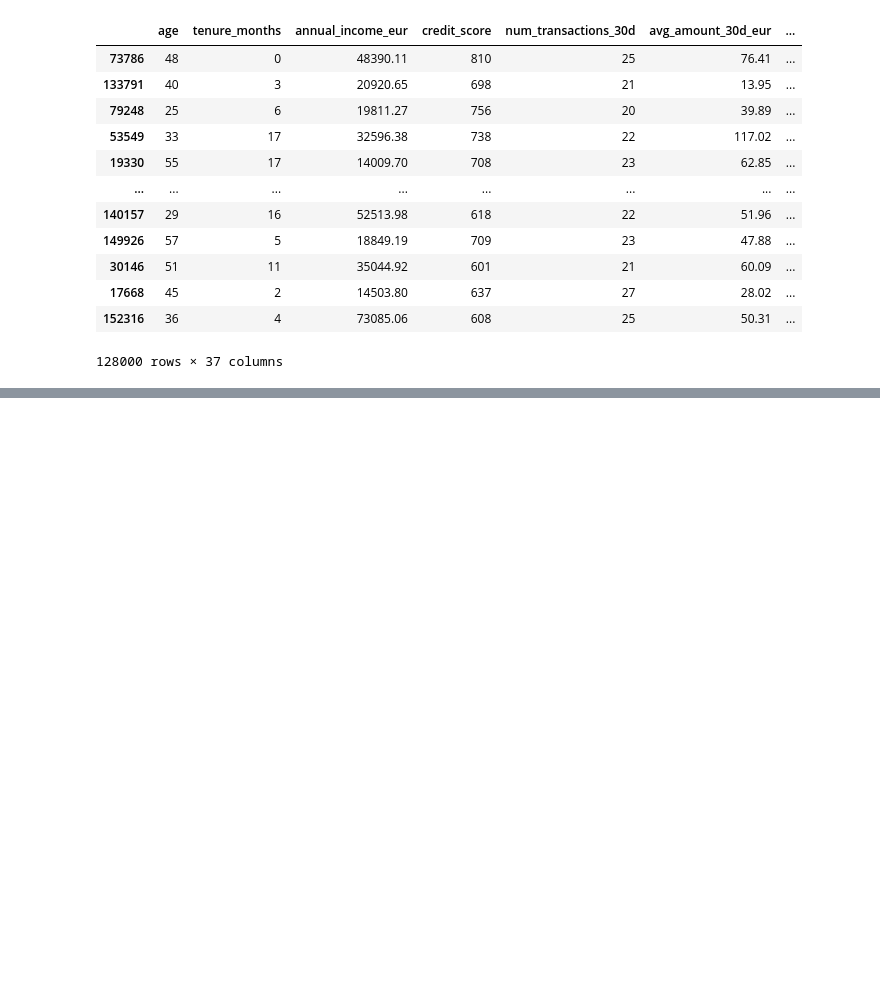
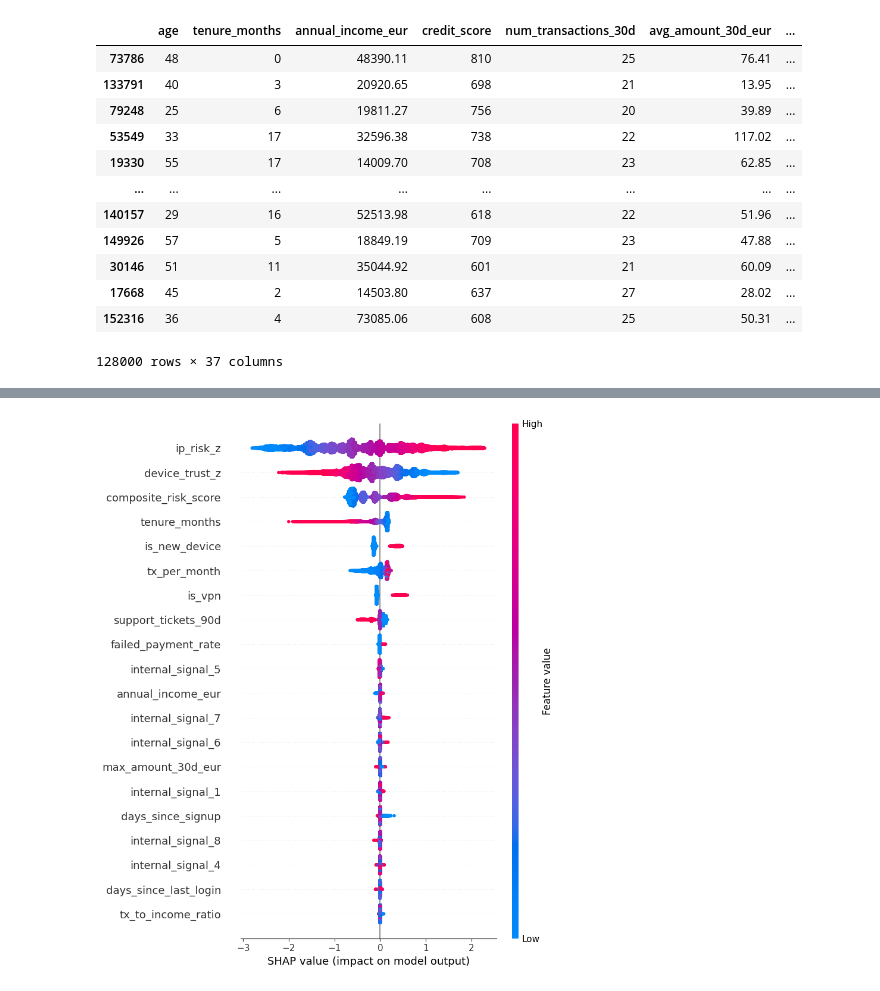
Before and after one commit to Noah-rsn/Projet_ML_B2_Noah_Yasmina, a Jupyter notebook: Modélisation/model_XGboost_v2.ipynb, the cells around one changed output, grey strips where cells are left out. Cells and saved outputs as stored; diff of their text form; code cells hidden in the pictures; blank space fills up the shorter version.

```diff
--- a/Modélisation/model_XGboost_v2.ipynb
+++ b/Modélisation/model_XGboost_v2.ipynb
@@ -132,0 +179,15 @@ PR-AUC  : 0.4077
+# %%
+calibrator = CalibratedClassifierCV(model, method='isotonic', cv='prefit')
+calibrator.fit(X_test, y_test)
+val_proba = calibrator.predict_proba(X_test)[:, 1]
+# %%
+calibrator = CalibratedClassifierCV(best_model, method='isotonic', cv='prefit')
+calibrator.fit(X_test, y_test)
+
+val_proba = calibrator.predict_proba(X_test)[:, 1]
+precisions, recalls, thresholds = precision_recall_curve(y_test, val_proba)
+f1_scores = 2 * (precisions * recalls) / (precisions + recalls + 1e-9)
+best_idx = np.argmax(f1_scores)
+best_threshold = thresholds[best_idx]
+print(f"Seuil optimal : {best_threshold:.3f}")
+print(f"F1 attendu    : {f1_scores[best_idx]:.4f}")
@@ -133,5 +208,4 @@ PR-AUC  : 0.4077
 # %%
-test_ids = df_test[ID_COL]
-X_test = df_test.drop(columns=[ID_COL])
-
-test_proba = model.predict(X_test)
+test_proba_eval = calibrator.predict_proba(X_test)[:, 1]
+y_pred_optimal = (test_proba_eval >= best_threshold).astype(int)
+print(classification_report(y_test, y_pred_optimal))
@@ -201,0 +285,12 @@ Fitting 3 folds for each of 50 candidates, totalling 150 fits
+# %%
+import shap
+
+# créer l'explainer
+explainer = shap.TreeExplainer(model)
+
+# calcul des shap values
+shap_values = explainer.shap_values(X_test)
+# %%
+shap.summary_plot(shap_values, X_test)
+# %% [output]
+[figure, added]
```
Also changed, not shown: parts of 17 cells of this notebook, 9 other files.
